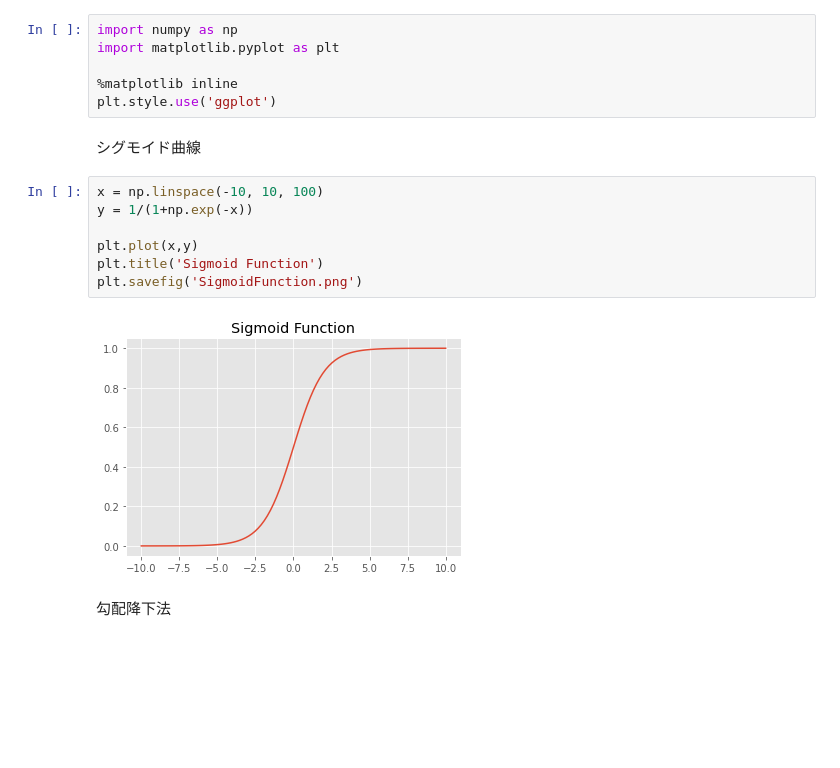
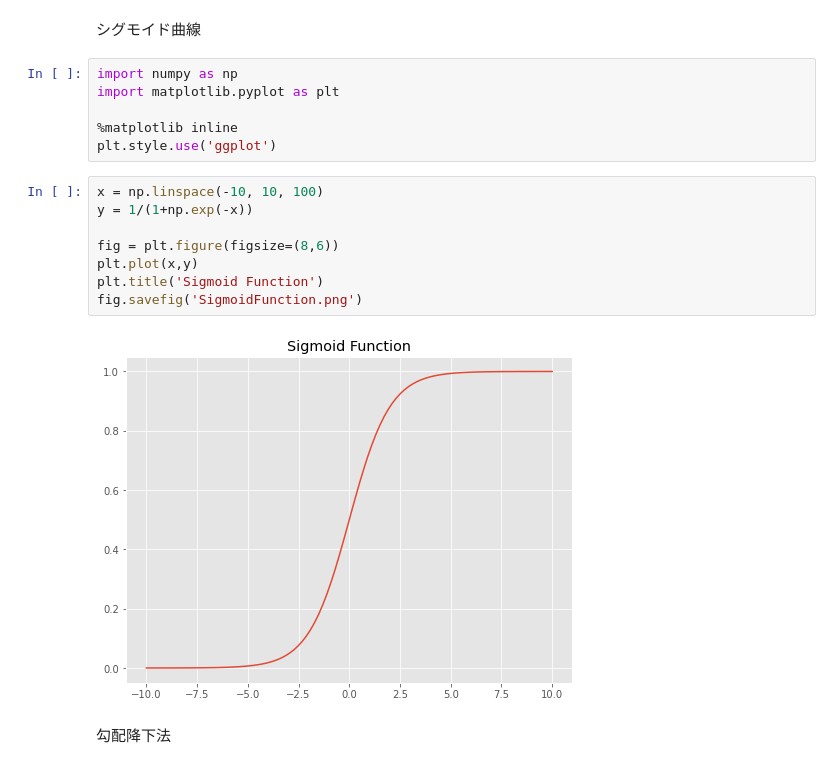
Before and after one commit to ioootarho/studyML, a Jupyter notebook: handson/src/Figures.ipynb, the cells around one changed output. Cells and saved outputs as stored; diff of their text form; blank space fills up the shorter version.

```diff
--- a/handson/src/Figures.ipynb
+++ b/handson/src/Figures.ipynb
@@ -1,20 +1,21 @@
-# %%
-import numpy as np
-import matplotlib.pyplot as plt
-
-%matplotlib inline
-plt.style.use('ggplot')
 # %% [markdown]
 シグモイド曲線
+# %%
+import numpy as np
+import matplotlib.pyplot as plt
+
+%matplotlib inline
+plt.style.use('ggplot')
 # %%
 x = np.linspace(-10, 10, 100)
 y = 1/(1+np.exp(-x))
 
+fig = plt.figure(figsize=(8,6))
 plt.plot(x,y)
 plt.title('Sigmoid Function')
-plt.savefig('SigmoidFunction.png')
+fig.savefig('SigmoidFunction.png')
 # %% [output]
-[figure, old version]
+[figure, new version]
 # %% [markdown]
 勾配降下法
 # %%
```
Also changed, not shown: parts of 7 cells of this notebook, 6 other files.
